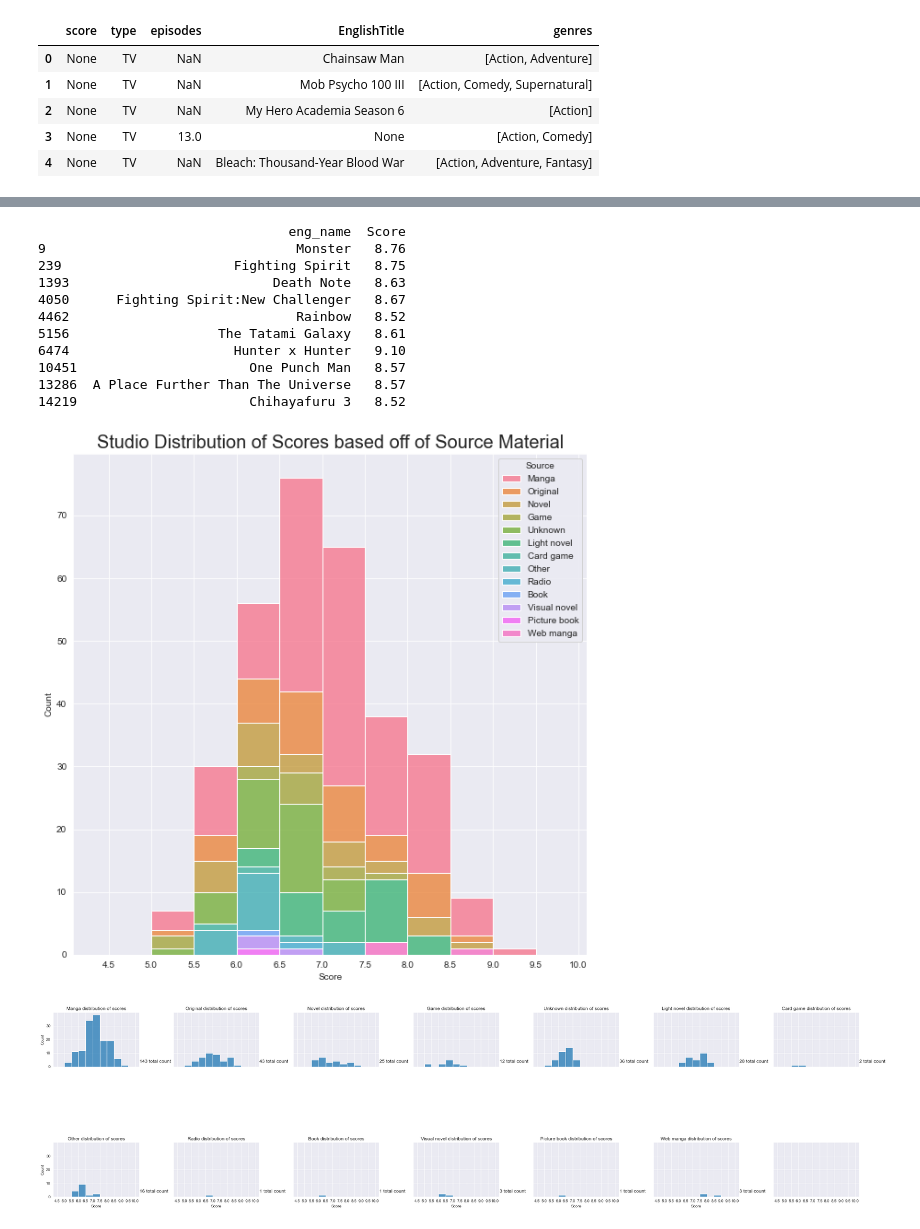
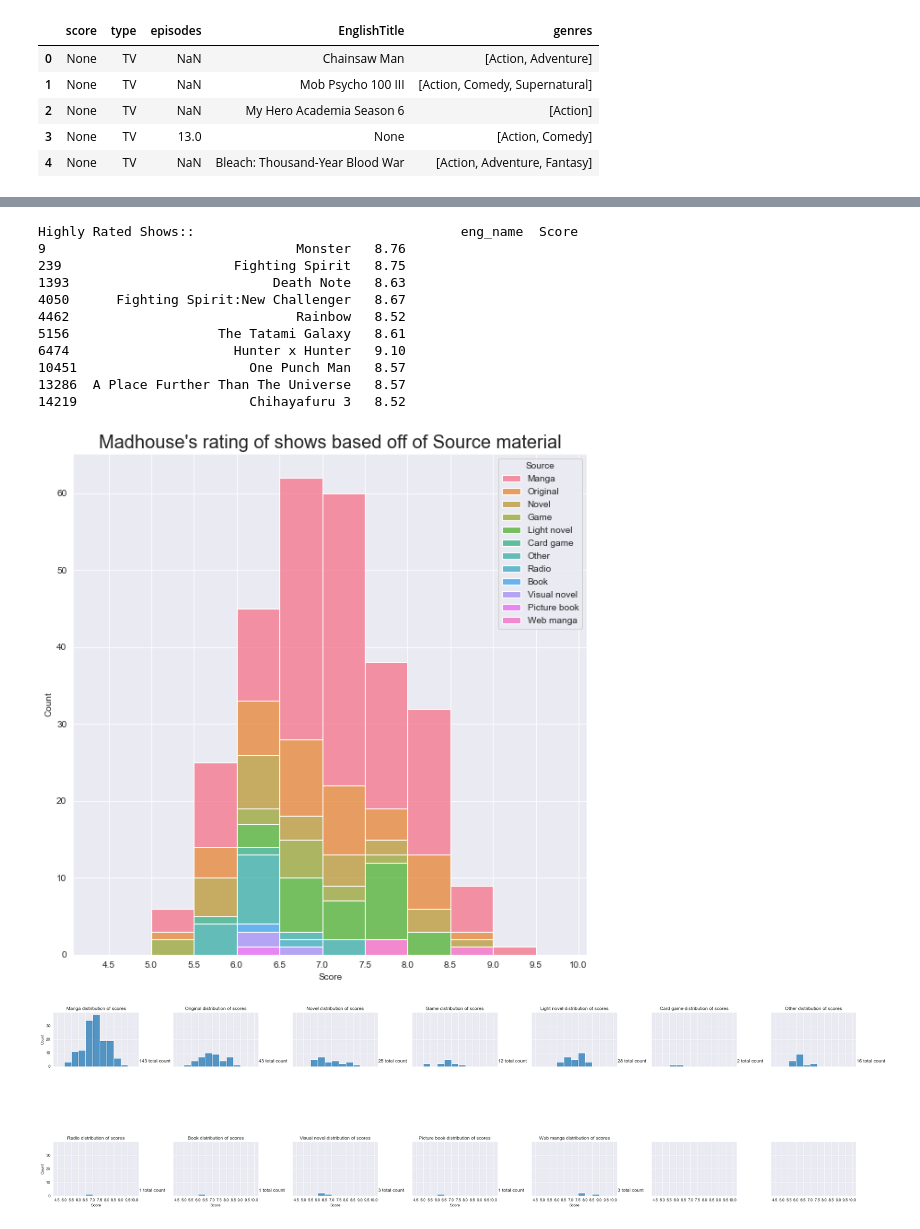
Before and after one commit to CalebWelch/tensorflow-exercises, a Jupyter notebook: animeAnalysis/mal_api.ipynb, the cells around one changed output, grey strips where cells are left out. Saved outputs shown, nothing was run; the diff lists cells and outputs as text; code cells hidden in the pictures.

```diff
--- a/animeAnalysis/mal_api.ipynb
+++ b/animeAnalysis/mal_api.ipynb
@@ -79,0 +76,25 @@ animeDf = pd.read_csv('anime.csv')
+# %%
+def setPremiered(id):
+	premiered = animeDf[animeDf.MAL_ID == id]['Premiered'].values[0]
+	if premiered is np.NaN or premiered == "Unknown":
+		premiered = animeDf[animeDf.MAL_ID == id]['Aired'].values[0]
+		if premiered is np.NaN or premiered == "Unknown":
+			premiered = np.NaN
+	return premiered
+def getAnimeName(id):
+	name = animeDf[animeDf.MAL_ID == id]['English name'].values[0]
+	if name is np.nan or name == "Unknown":
+		name = animeDf[animeDf.MAL_ID == id]['Name'].values[0]
+	return name
+
+animeDf.Premiered = animeDf.MAL_ID.apply(lambda x: setPremiered(x))
+animeDf['eng_name'] = animeDf.MAL_ID.apply(lambda x :getAnimeName(x) )
+animeDf = animeDf[['Score','Ranked','Genres','eng_name','Type','Episodes','Source','Studios','Premiered']]
+animeDf = animeDf[animeDf.Score != 'Unknown']
+animeDf = animeDf[animeDf.Ranked!= 'Unknown']
+animeDf = animeDf[animeDf.Episodes != 'Unknown']
+animeDf = animeDf[animeDf.Premiered != np.NaN]
+
+animeDf.Score = animeDf.Score.apply(lambda x: float(x))
+animeDf.Ranked = animeDf.Ranked.apply(lambda x: float(x))
+animeDf.Episodes = animeDf.Episodes.apply(lambda x: int(x))
@@ -121,3 +175,6 @@ animeDf.Episodes = animeDf.Episodes.apply(lambda x: int(x))
+# %%
+fix = animeDf.Premiered.map(lambda x: fixDateValue(x))
+animeDf['SeasonYear']= fix
 # %%
 animeDf.head()
 # %% [output]
@@ -191,0 +262,4 @@ studioDf
+# %%
+studioDf.dropna(inplace=True)
+studioDf['Season'] = studioDf.SeasonYear.map(lambda x: x.split(' ')[0])
+studioDf['Year'] = studioDf.SeasonYear.map(lambda x: x.split(' ')[1])
@@ -199,16 +279,14 @@ bones = getStudio('Bones')
 # %%
-def plotStudio(studio):
+def plotStudio(studio, name):
 	sb.set_style("darkgrid")
 	sb.color_palette("colorblind")
 	fig, ax = plt.subplots(figsize=(10,10))
+	studio = studio[~studio.Source.isin([ "Unknown" ])]
 	sb.histplot(data=studio, x= "Score",multiple="stack", hue=studio.Source, bins=np.arange(round( min(studio.Score) )-.5, max(studio.Score)+1, .5))
 	plt.xticks(np.arange(round( min(studio.Score) )-.5, max(studio.Score)+1, .5))
-	# sns.distplot(a=b, hist=True, bins=np.arange(min(b)-0.5, max(b)+1, 1))
-	# plt.xticks(np.arange(min(b), max(b) + 1, 1))
-	# plt.xlabel('Age Dog', fontsize=12)
-	plt.title('Studio Distribution of Scores based off of Source Material', fontsize=20)
+	plt.title('{0}\'s rating of shows based off of Source material'.format(name), fontsize=20)
 	plt.xlim(min(studio.Score)-1, max(studio.Score) + 1)
-	print(studio[["eng_name","Score"]].where(studio.Score>=8.5).dropna())
+	print("Highly Rated Shows:: ",studio[["eng_name","Score"]].where(studio.Score>=8.5).dropna())
 
 	sources = studio.Source.unique()
 	sb.set_style("darkgrid")
@@ -240,19 +318,19 @@ plotStudio(bones)
 [figure]
 # %%
-plotStudio(getStudio('Madhouse'))
+plotStudio(getStudio('Madhouse'), "Madhouse")
 # %% [output]
-                                eng_name  Score
+Highly Rated Shows::                                  eng_name  Score
 9                                Monster   8.76
 239                      Fighting Spirit   8.75
 1393                          Death Note   8.63
 4050      Fighting Spirit:New Challenger   8.67
 4462                             Rainbow   8.52
 5156                   The Tatami Galaxy   8.61
 6474                     Hunter x Hunter   9.10
 10451                      One Punch Man   8.57
 13286  A Place Further Than The Universe   8.57
 14219                      Chihayafuru 3   8.52
-[figure, old version]
+[figure, new version]
-[figure, old version]
+[figure, new version]
 # %%
 gainax = getStudio('Gainax')
```
Also changed, not shown: parts of 30 cells of this notebook.
